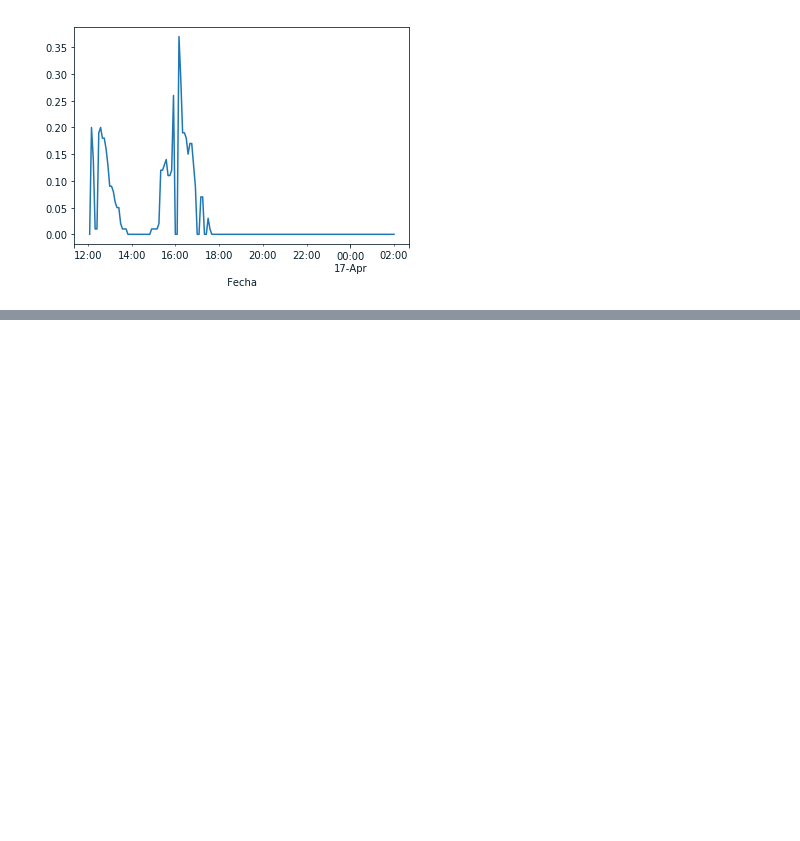
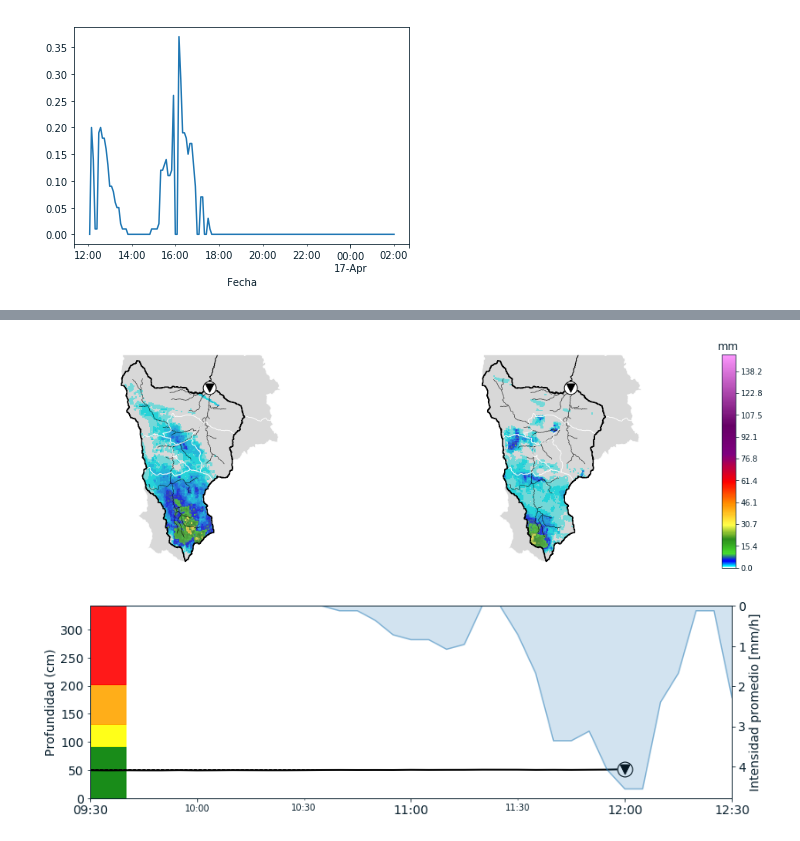
Before and after one commit to vanesalo10/CPR, a Jupyter notebook: migration/test.ipynb, the cells around one changed output, grey strips where cells are left out. Drawn from its saved outputs; the diff is of its cells as text; code cells hidden in the pictures; blank space fills up the shorter version.

```diff
--- a/migration/test.ipynb
+++ b/migration/test.ipynb
@@ -133,0 +121,5 @@ self.radar_rain(start,end).plot()
+# %%
+self.rain_report(start)
+# %% [output]
+[figure, added]
+[figure, added]
```
Also changed, not shown: parts of 9 cells of this notebook, 2 other files.
